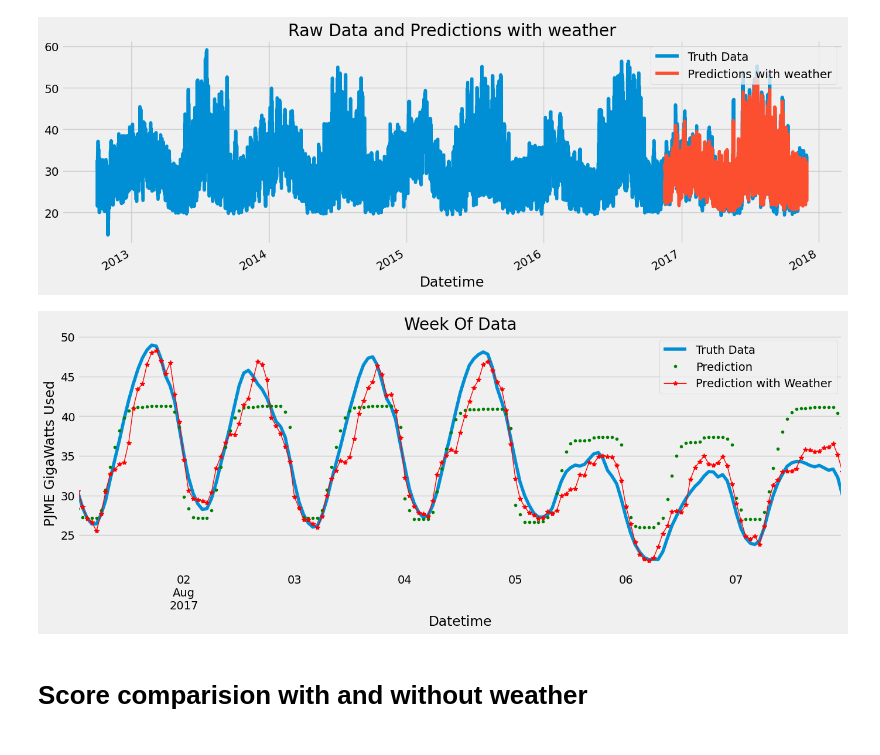
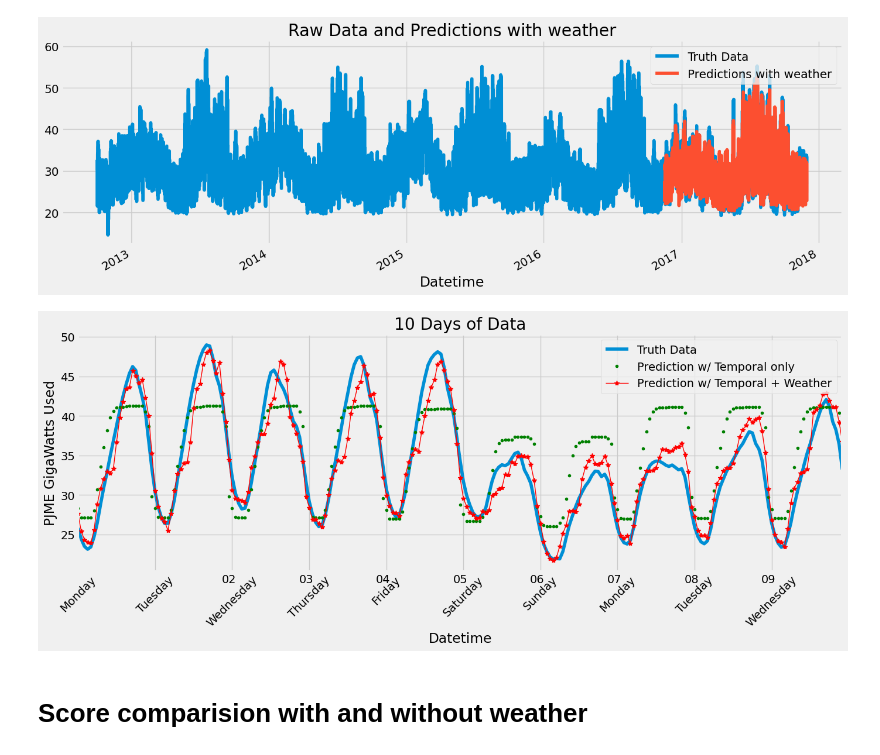
Before and after one commit to varunchaturmutha/Electricity-Usage-Prediction, a Jupyter notebook: Electricity_Grid.ipynb, the cells around one changed output. Cells and saved outputs as stored; diff of their text form; code cells hidden in the pictures.

```diff
--- a/Electricity_Grid.ipynb
+++ b/Electricity_Grid.ipynb
@@ -515,17 +512,26 @@ Try using .loc[row_indexer,col_indexer] = value instead
 See the caveats in the documentation: https://pandas.pydata.org/pandas-docs/stable/user_guide/indexing.html#returning-a-view-versus-a-copy
   test.loc[:, 'prediction_with_weather'] = reg.predict(X_test)
 [figure]
+# %%
+start_date = '07-31-2017'
+end_date = '08-10-2017'
 # %%
-ax = df_weather.loc[(df_weather.index > '08-01-2017') & (df_weather.index < '08-08-2017')][f'{provider}_GW'] \
-    .plot(figsize=(15, 5), title='Week Of Data', ylabel=f'{provider} GigaWatts Used')
-df_weather.loc[(df_weather.index > '08-01-2017') & (df_weather.index < '08-08-2017')]['prediction'] \
+ax = df_weather.loc[(df_weather.index > start_date) & (df_weather.index < end_date)][f'{provider}_GW'] \
+    .plot(figsize=(15, 5), title='10 Days of Data', ylabel=f'{provider} GigaWatts Used')
+
+df_weather.loc[(df_weather.index > start_date) & (df_weather.index < end_date)]['prediction'] \
     .plot(style='.', c='green')
-df_weather.loc[(df_weather.index > '08-01-2017') & (df_weather.index < '08-08-2017')]['prediction_with_weather'] \
+
+df_weather.loc[(df_weather.index > start_date) & (df_weather.index < end_date)]['prediction_with_weather'] \
     .plot(style='*-', lw=1, color='red')
-plt.legend(['Truth Data','Prediction', 'Prediction with Weather'])
+
+plt.legend(['Truth Data','Prediction w/ Temporal only', 'Prediction w/ Temporal + Weather'])
+
+subset = df_weather.loc[(df_weather.index > start_date) & (df_weather.index < end_date)]
+ax.set_xticks(subset.index[::24], subset['dayname'][::24], rotation=45)
 plt.show()
 # %% [output]
-[figure, old version]
+[figure, new version]
 # %% [markdown]
 # Score comparision with and without weather
 # %%
```
Also changed, not shown: parts of 2 cells of this notebook.
